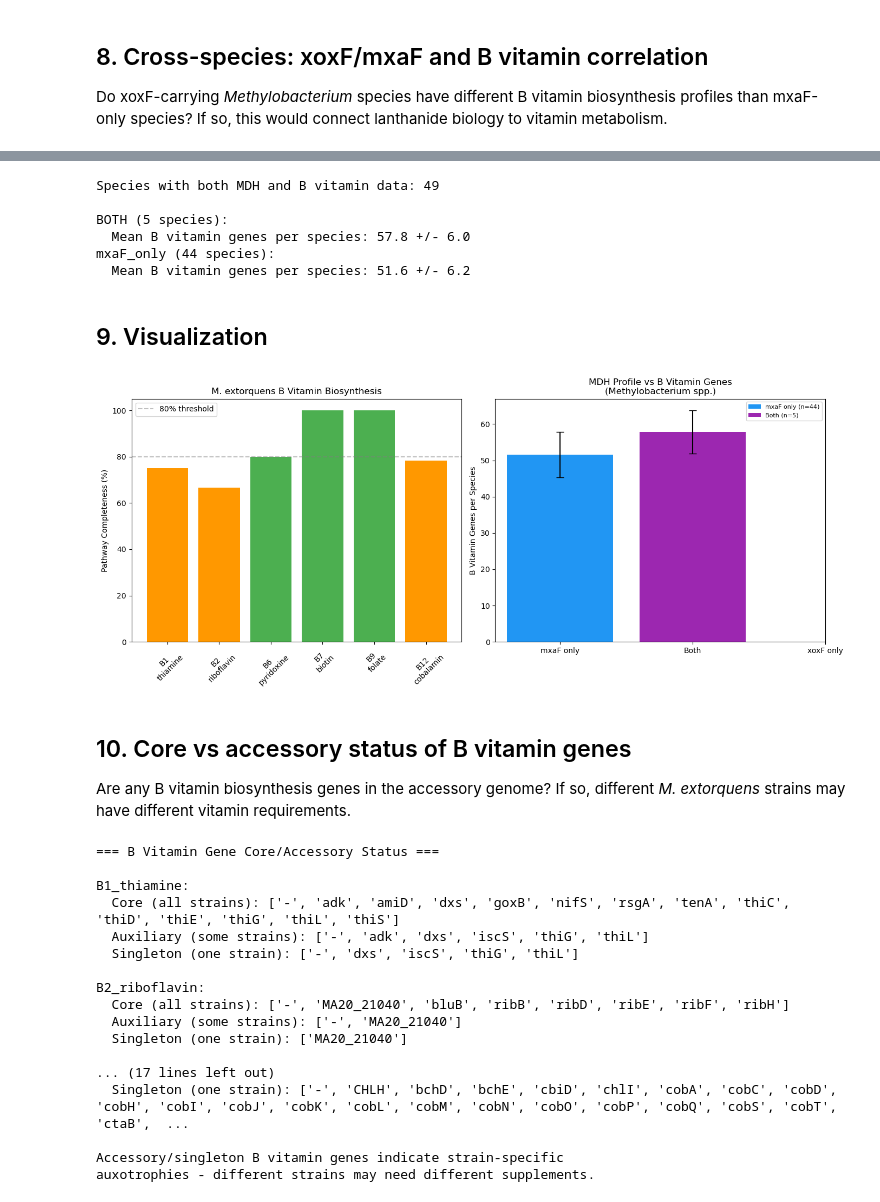
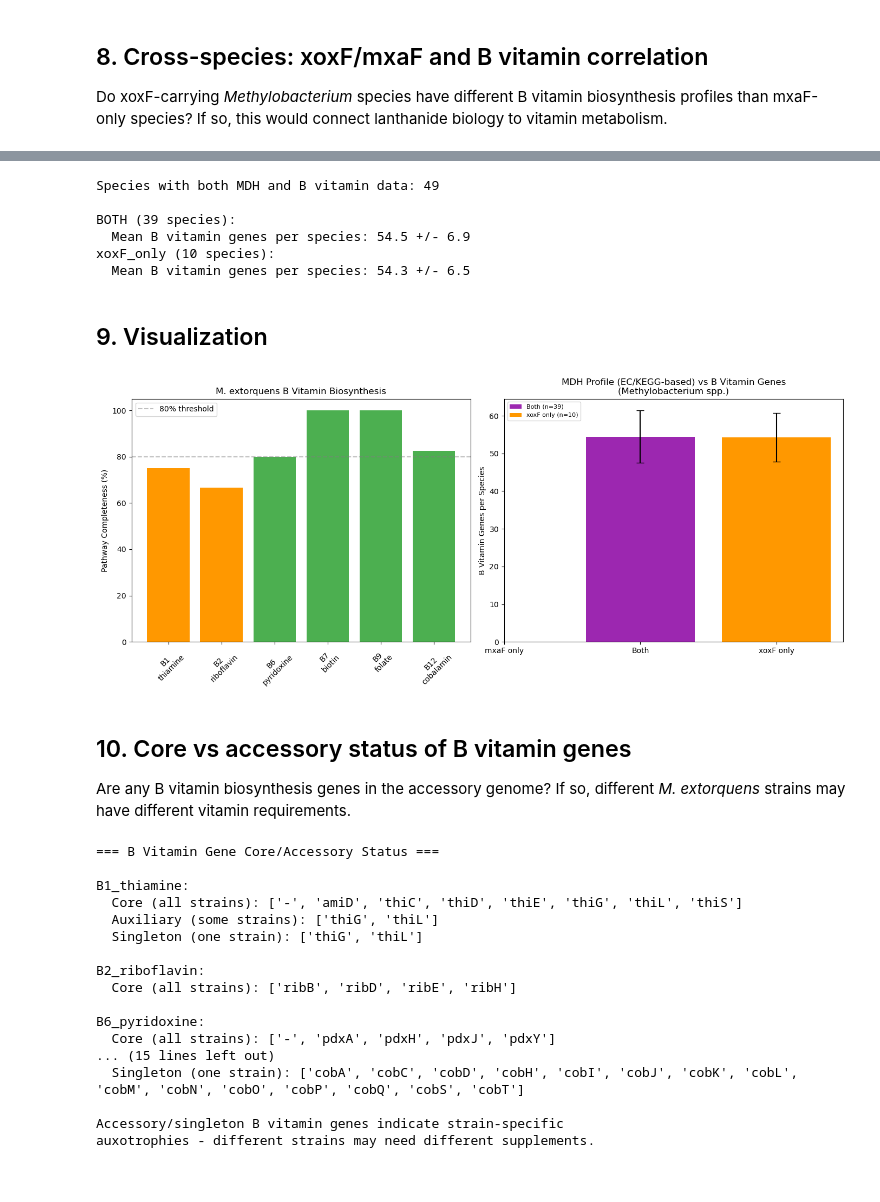
Before and after one commit to kbaseincubator/BERIL-research-observatory, a Jupyter notebook: projects/intraspecies_env_variation/notebooks/01_mextorquens_bvitamin_case.ipynb, the cells around one changed output, grey strips where cells are left out. Drawn from its saved outputs; the diff is of its cells as text; code cells hidden in the pictures.

```diff
--- a/projects/intraspecies_env_variation/notebooks/01_mextorquens_bvitamin_case.ipynb
+++ b/projects/intraspecies_env_variation/notebooks/01_mextorquens_bvitamin_case.ipynb
@@ -72,7 +72,7 @@ B_VITAMIN_PATHWAYS = {
     },
     'B9_folate': {
         'kegg_pathway': 'ko00790',
-        'key_genes': ['folA', 'folB', 'folC', 'folE', 'folK', 'folP'],
+        'key_genes': ['folA', 'folB', 'folC', 'folE', 'folK', 'folP', 'pabA', 'pabB'],
         'key_kos': ['K00287', 'K01633', 'K11754', 'K01495', 'K00950', 'K00796']
     },
     'B12_cobalamin': {
@@ -148,15 +148,21 @@ Total B vitamin-related gene clusters found: 360
 Map each found gene to its B vitamin pathway and identify which pathways are complete vs incomplete.
 # %%
 def classify_bvit_pathway(row):
-    """Classify a gene cluster annotation into a B vitamin pathway."""
+    """Classify a gene cluster annotation into a B vitamin pathway.
+    Matches by gene name (key_genes) and KEGG KO (key_kos).
+    Does NOT match by KEGG pathway number, which pulls in
+    contamination from related pathways (e.g., bch* into B12,
+    moa*/que* into B9).
+    """
     name = row.get('Preferred_name', '')
-    kegg_pathway = str(row.get('KEGG_Pathway', ''))
+    kegg_ko = str(row.get('KEGG_ko', ''))
 
     for pathway, info in B_VITAMIN_PATHWAYS.items():
         if name in info['key_genes']:
             return pathway
-        if info['kegg_pathway'].replace('ko', '') in kegg_pathway:
-            return pathway
+        for ko in info['key_kos']:
+            if ko in kegg_ko:
+                return pathway
     return 'other'
 
 bvit_pd['pathway'] = bvit_pd.apply(classify_bvit_pathway, axis=1)
@@ -380,6 +442,6 @@ BOTH          5
 Name: count, dtype: int64
 # %%
-# Step 2: B vitamin gene counts per Methylobacterium species
+# Step 2: B vitamin gene counts per Methylobacterium/Methylorubrum species
 all_gene_names = []
 for info in B_VITAMIN_PATHWAYS.values():
     all_gene_names.extend(info['key_genes'])
@@ -396,7 +458,8 @@ bvit_by_species = spark.sql(f"""
         ON e.query_name = gc.gene_cluster_id
     JOIN kbase_ke_pangenome.gtdb_species_clade sc
         ON gc.gtdb_species_clade_id = sc.gtdb_species_clade_id
-    WHERE sc.GTDB_species LIKE '%Methylobacterium%'
+    WHERE (sc.GTDB_species LIKE '%Methylobacterium%'
+        OR sc.GTDB_species LIKE '%Methylorubrum%')
       AND e.Preferred_name IN ('{gene_str}')
     GROUP BY sc.GTDB_species, sc.gtdb_species_clade_id, e.Preferred_name
 """)
@@ -428,10 +491,10 @@ for profile in ['BOTH', 'xoxF_only', 'mxaF_only']:
 # %% [output]
 Species with both MDH and B vitamin data: 49
 
-BOTH (5 species):
-  Mean B vitamin genes per species: 57.8 +/- 6.0
-mxaF_only (44 species):
-  Mean B vitamin genes per species: 51.6 +/- 6.2
+BOTH (39 species):
+  Mean B vitamin genes per species: 54.5 +/- 6.9
+xoxF_only (10 species):
+  Mean B vitamin genes per species: 54.3 +/- 6.5
 # %% [markdown]
 ## 9. Visualization
 # %%
@@ -452,35 +515,35 @@ ax1.set_ylabel('Pathway Completeness (%)')
 ax1.set_title('M. extorquens B Vitamin Biosynthesis')
 ax1.set_ylim(0, 105)
 ax1.axhline(80, color='gray', linestyle='--', alpha=0.5, label='80% threshold')
 ax1.legend()
 ax1.tick_params(axis='x', rotation=45)
 
 # Right: B vitamin gene count by MDH profile
 ax2 = axes[1]
 if len(bvit_pivot) > 0:
     numeric_cols = [c for c in bvit_pivot.columns if c != 'mdh_profile']
     profile_labels = ['mxaF only', 'Both', 'xoxF only']
     profile_keys = ['mxaF_only', 'BOTH', 'xoxF_only']
     bar_colors = ['#2196F3', '#9C27B0', '#FF9800']
 
     for i, (profile, label) in enumerate(zip(profile_keys, profile_labels)):
         subset = bvit_pivot[bvit_pivot['mdh_profile'] == profile]
         if len(subset) > 0:
             gene_counts = subset[numeric_cols].sum(axis=1)
             ax2.bar(i, gene_counts.mean(),
                     yerr=gene_counts.std() if len(subset) > 1 else 0,
                     color=bar_colors[i], capsize=5, label=f'{label} (n={len(subset)})')
     ax2.set_xticks(range(3))
     ax2.set_xticklabels(profile_labels)
     ax2.set_ylabel('B Vitamin Genes per Species')
-    ax2.set_title('MDH Profile vs B Vitamin Genes\n(Methylobacterium spp.)')
+    ax2.set_title('MDH Profile (EC/KEGG-based) vs B Vitamin Genes\n(Methylobacterium spp.)')
     ax2.legend(fontsize=8)
 
 plt.tight_layout()
 plt.savefig('../figures/bvitamin_completeness.png', dpi=150, bbox_inches='tight')
 plt.show()
 # %% [output]
-[figure, old version]
+[figure, new version]
 # %% [markdown]
 ## 10. Core vs accessory status of B vitamin genes
 
@@ -513,17 +576,17 @@ print("auxotrophies - different strains may need different supplements.")
 === B Vitamin Gene Core/Accessory Status ===
 
 B1_thiamine:
-  Core (all strains): ['-', 'adk', 'amiD', 'dxs', 'goxB', 'nifS', 'rsgA', 'tenA', 'thiC', 'thiD', 'thiE', 'thiG', 'thiL', 'thiS']
-  Auxiliary (some strains): ['-', 'adk', 'dxs', 'iscS', 'thiG', 'thiL']
-  Singleton (one strain): ['-', 'dxs', 'iscS', 'thiG', 'thiL']
+  Core (all strains): ['-', 'amiD', 'thiC', 'thiD', 'thiE', 'thiG', 'thiL', 'thiS']
+  Auxiliary (some strains): ['thiG', 'thiL']
+  Singleton (one strain): ['thiG', 'thiL']
 
 B2_riboflavin:
-  Core (all strains): ['-', 'MA20_21040', 'bluB', 'ribB', 'ribD', 'ribE', 'ribF', 'ribH']
-  Auxiliary (some strains): ['-', 'MA20_21040']
-  Singleton (one strain): ['MA20_21040']
+  Core (all strains): ['ribB', 'ribD', 'ribE', 'ribH']
 
-... (17 lines left out)
-  Singleton (one strain): ['-', 'CHLH', 'bchD', 'bchE', 'cbiD', 'chlI', 'cobA', 'cobC', 'cobD', 'cobH', 'cobI', 'cobJ', 'cobK', 'cobL', 'cobM', 'cobN', 'cobO', 'cobP', 'cobQ', 'cobS', 'cobT', 'ctaB',  ...
+B6_pyridoxine:
+  Core (all strains): ['-', 'pdxA', 'pdxH', 'pdxJ', 'pdxY']
+... (15 lines left out)
+  Singleton (one strain): ['cobA', 'cobC', 'cobD', 'cobH', 'cobI', 'cobJ', 'cobK', 'cobL', 'cobM', 'cobN', 'cobO', 'cobP', 'cobQ', 'cobS', 'cobT']
 
 Accessory/singleton B vitamin genes indicate strain-specific
 auxotrophies - different strains may need different supplements.
```
Also changed, not shown: parts of 5 cells of this notebook, 1 other file.
